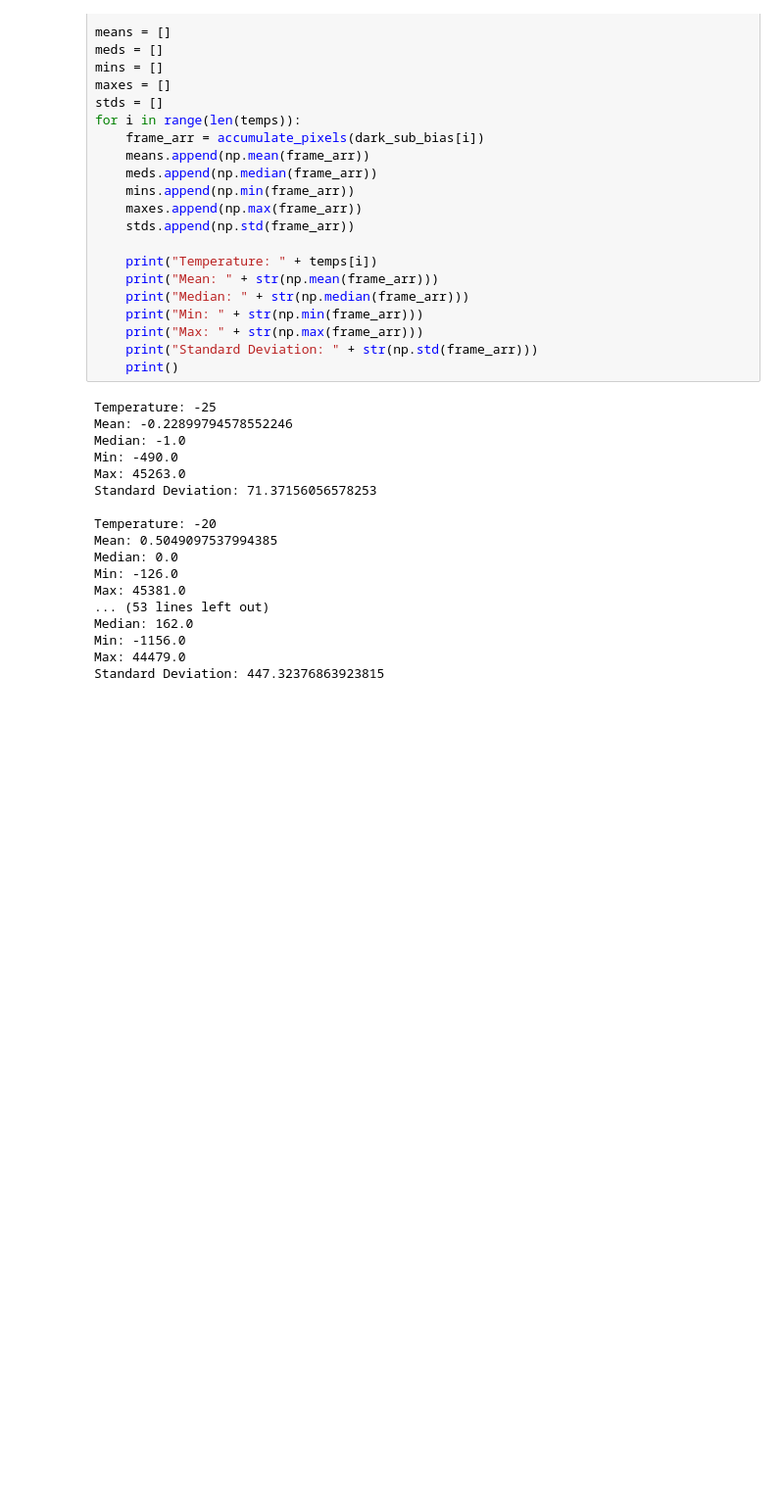
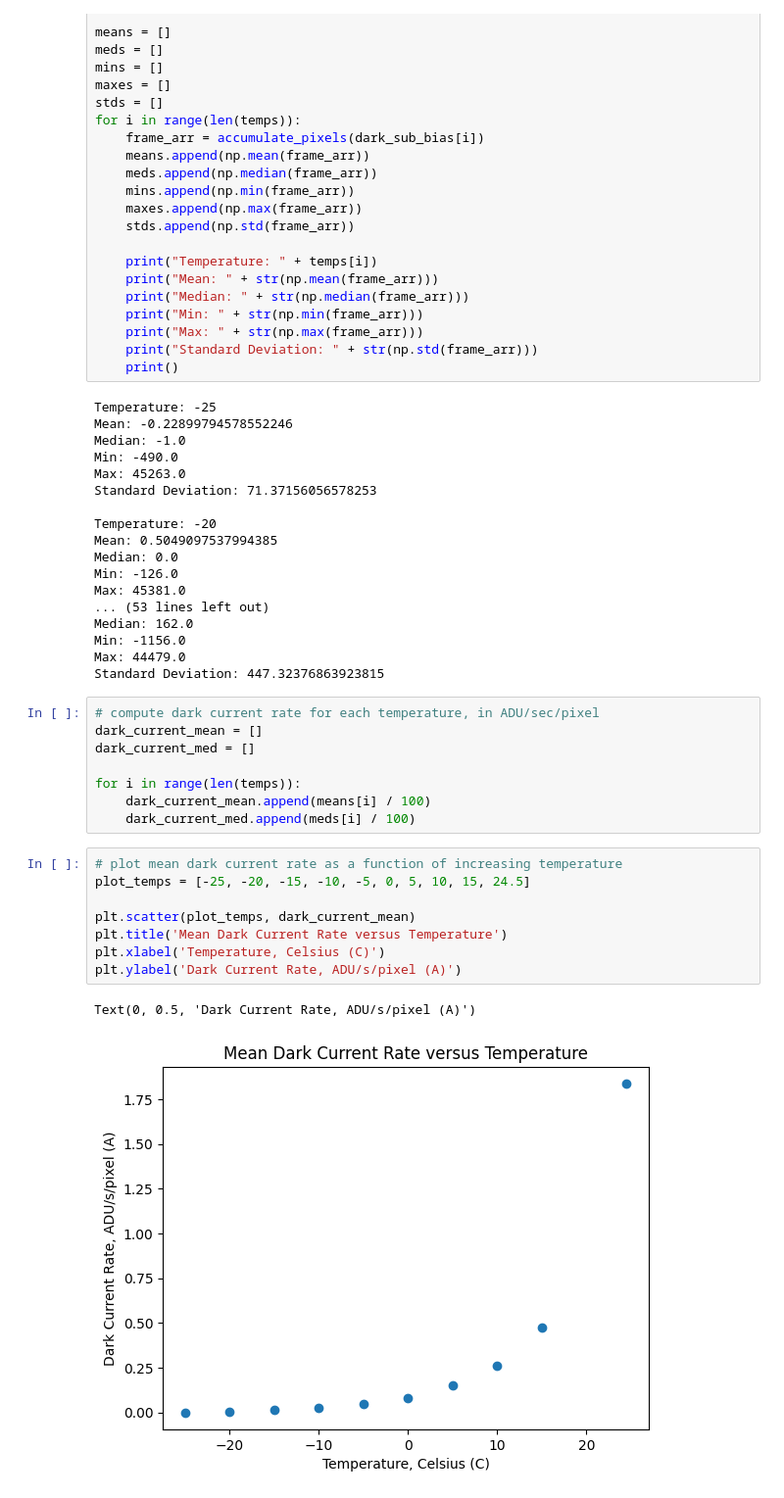
Before and after one commit to zangston/ASTR-3130, a Jupyter notebook: Lab 3/Part 1/subtraction.ipynb, the cells around one changed output. Shown: that part at 98% size. Drawn from its saved outputs; the diff is of its cells as text; blank space fills up the shorter version.

Commit message:
Create dark current plots versus temperature

```diff
--- a/Lab 3/Part 1/subtraction.ipynb
+++ b/Lab 3/Part 1/subtraction.ipynb
@@ -76,3 +76,22 @@ Median: 162.0
 Min: -1156.0
 Max: 44479.0
 Standard Deviation: 447.32376863923815
+# %%
+# compute dark current rate for each temperature, in ADU/sec/pixel
+dark_current_mean = []
+dark_current_med = []
+
+for i in range(len(temps)):
+    dark_current_mean.append(means[i] / 100)
+    dark_current_med.append(meds[i] / 100)
+# %%
+# plot mean dark current rate as a function of increasing temperature
+plot_temps = [-25, -20, -15, -10, -5, 0, 5, 10, 15, 24.5]
+
+plt.scatter(plot_temps, dark_current_mean)
+plt.title('Mean Dark Current Rate versus Temperature')
+plt.xlabel('Temperature, Celsius (C)')
+plt.ylabel('Dark Current Rate, ADU/s/pixel (A)')
+# %% [output]
+Text(0, 0.5, 'Dark Current Rate, ADU/s/pixel (A)')
+[figure, added]
```
Also changed, not shown: parts of 2 cells of this notebook.
